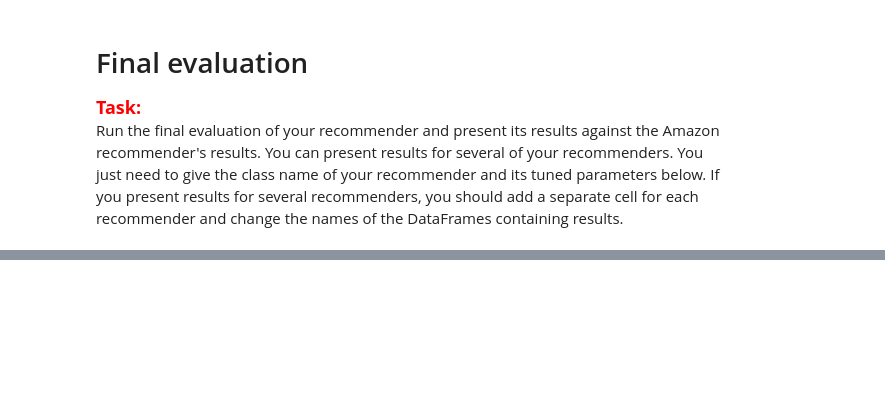
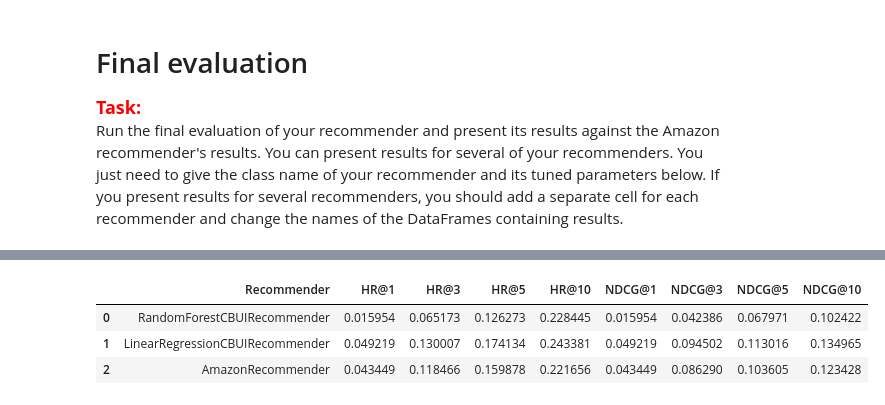
Before and after one commit to Thyme1/Systemy-Rekomendacyjne-Projekt-1, a Jupyter notebook: result_0061-Copy1.ipynb, the cells around one changed output, grey strips where cells are left out. Cells and saved outputs as stored; diff of their text form; code cells hidden in the pictures; blank space fills up the shorter version.

```diff
--- a/result_0061-Copy1.ipynb
+++ b/result_0061-Copy1.ipynb
@@ -655,22 +649,11 @@ import warnings
 with warnings.catch_warnings():
     warnings.simplefilter("ignore")
 
-    #XGBoostCBUIRecommender - the best result
-
-    cb_user_item_recommender = XGBoostCBUIRecommender(
-        **{'learning_rate': 0.0207,'max_depth': 6.0, 'min_samples_split': 12.0, 'n_estimators': 190.0, 'n_neg_per_pos': 6.0} )  # Initialize your recommender here with the best params from tuning
-
-    # Give the name of your recommender in the line below
-    xgboost_cbui_tts_results = [['XGBoostCBUIRecommender'] + list(evaluate_train_test_split_implicit(
-        cb_user_item_recommender, interactions_df, items_df))]
-
-    xgboost_cbui_tts_results = pd.DataFrame(
-        xgboost_cbui_tts_results, columns=['Recommender', 'HR@1', 'HR@3', 'HR@5', 'HR@10', 'NDCG@1', 'NDCG@3', 'NDCG@5', 'NDCG@10'])
 
 
     #LinearRegressionCBUIRecommender
     cb_user_item_recommender = LinearRegressionCBUIRecommender(
-    **{'n_neg_per_pos': 10.0} )  # Initialize your recommender here with the best params from tuning
+    **{'n_neg_per_pos': 6.0} )  # Initialize your recommender here with the best params from tuning
 
     # Give the name of your recommender in the line below
     linear_cbui_tts_results = [['LinearRegressionCBUIRecommender'] + list(evaluate_train_test_split_implicit(
@@ -679,21 +662,10 @@ with warnings.catch_warnings():
     linear_cbui_tts_results = pd.DataFrame(
         linear_cbui_tts_results, columns=['Recommender', 'HR@1', 'HR@3', 'HR@5', 'HR@10', 'NDCG@1', 'NDCG@3', 'NDCG@5', 'NDCG@10'])
 
-    #SVRCBUIRecommender
-    cb_user_item_recommender = SVRCBUIRecommender(
-    **{'C': 35.17008913384415, 'n_neg_per_pos': 10.0} )  # Initialize your recommender here with the best params from tuning
-
-    # Give the name of your recommender in the line below
-    svr_cbui_tts_results = [['SVRCBUIRecommender'] + list(evaluate_train_test_split_implicit(
-        cb_user_item_recommender, interactions_df, items_df))]
-
-    svr_cbui_tts_results = pd.DataFrame(
-        svr_cbui_tts_results, columns=['Recommender', 'HR@1', 'HR@3', 'HR@5', 'HR@10', 'NDCG@1', 'NDCG@3', 'NDCG@5', 'NDCG@10'])
-
 
     #RandomForestCBUIRecommender
     cb_user_item_recommender = RandomForestCBUIRecommender(
-    **{'max_depth': 10.0, 'min_samples_split': 16.0, 'n_estimators': 280.0, 'n_neg_per_pos': 9.0} )  # Initialize your recommender here with the best params from tuning
+    **{'max_depth': 5.0, 'min_samples_split': 11.0, 'n_estimators': 178.0, 'n_neg_per_pos': 8.0} )  # Initialize your recommender here with the best params from tuning
 
     # Give the name of your recommender in the line below
     randomforest_cbui_tts_results = [['RandomForestCBUIRecommender'] + list(evaluate_train_test_split_implicit(
@@ -702,7 +674,5 @@ with warnings.catch_warnings():
     randomforest_cbui_tts_results = pd.DataFrame(
         randomforest_cbui_tts_results, columns=['Recommender', 'HR@1', 'HR@3', 'HR@5', 'HR@10', 'NDCG@1', 'NDCG@3', 'NDCG@5', 'NDCG@10'])
 
-    display(xgboost_cbui_tts_results)
     display(linear_cbui_tts_results)
-    display(svr_cbui_tts_results)
     display(randomforest_cbui_tts_results)
@@ -725,3 +703,8 @@ with warnings.catch_warnings():
 # %%
-tts_results = pd.concat([xgboost_cbui_tts_results,linear_cbui_tts_results,svr_cbui_tts_results,randomforest_cbui_tts_results, amazon_tts_results]).reset_index(drop=True)
+tts_results = pd.concat([randomforest_cbui_tts_results,linear_cbui_tts_results, amazon_tts_results]).reset_index(drop=True)
 display(tts_results)
+# %% [output]
+|  | Recommender | HR@1 | HR@3 | HR@5 | HR@10 | NDCG@1 | NDCG@3 | NDCG@5 | NDCG@10 |
+| 0 | RandomForestCBUIRecommender | 0.015954 | 0.065173 | 0.126273 | 0.228445 | 0.015954 | 0.042386 | 0.067971 | 0.102422 |
+| 1 | LinearRegressionCBUIRecommender | 0.049219 | 0.130007 | 0.174134 | 0.243381 | 0.049219 | 0.094502 | 0.113016 | 0.134965 |
+| 2 | AmazonRecommender | 0.043449 | 0.118466 | 0.159878 | 0.221656 | 0.043449 | 0.086290 | 0.103605 | 0.123428 |
```
Also changed, not shown: parts of 11 cells of this notebook, 5 other files.
